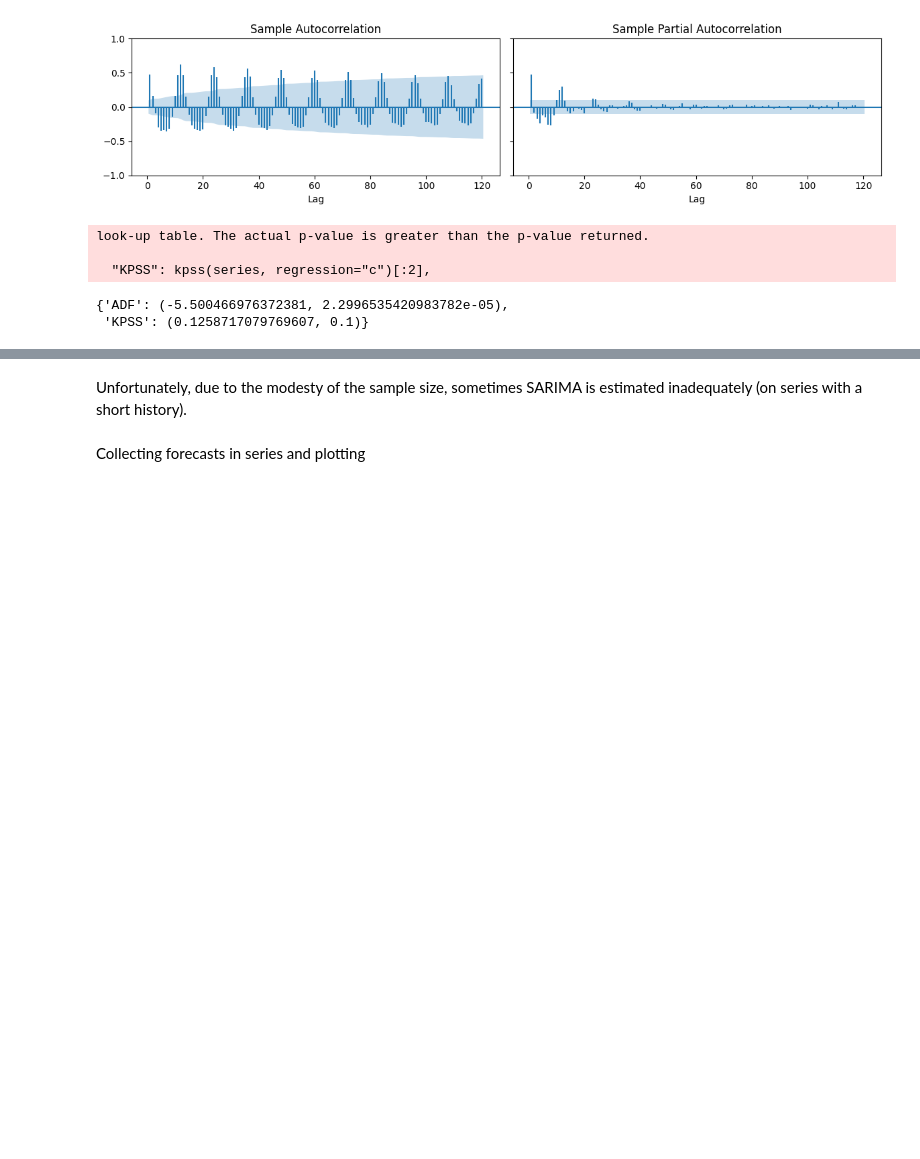
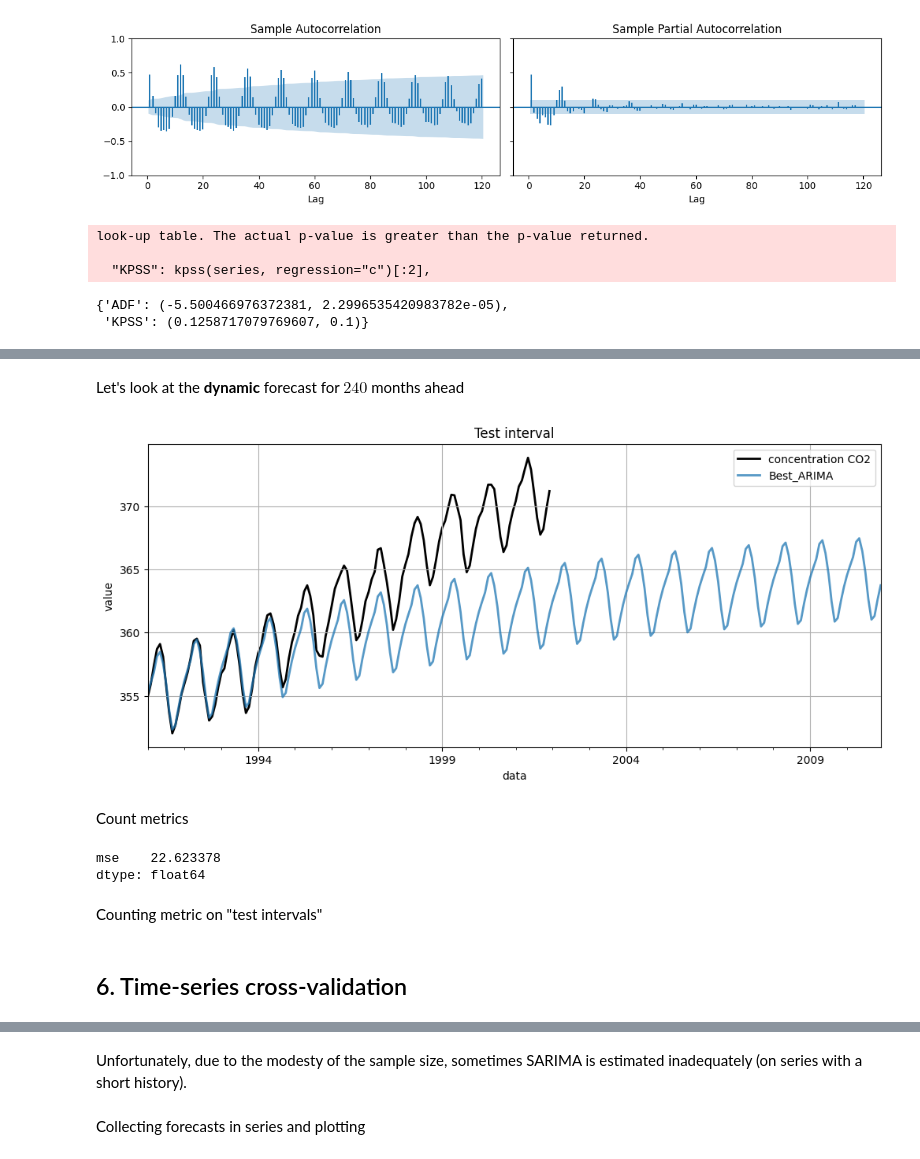
Before and after one commit to Astralex98/MOSD_2023, a Jupyter notebook: Seminar_3/Seminar_3.ipynb, the cells around one changed output, grey strips where cells are left out. Drawn from its saved outputs; the diff is of its cells as text; code cells hidden in the pictures; blank space fills up the shorter version.

```diff
--- a/Seminar_3/Seminar_3.ipynb
+++ b/Seminar_3/Seminar_3.ipynb
@@ -549,0 +634,27 @@ The data seems to correlate with each other on a monthly basis, but also their l
+# %% [markdown]
+Let's look at the **dynamic** forecast for $ 240 $ months ahead
+# %%
+# Forecast for 240 month forward
+model_forecast = model.predict(n_periods=240).to_frame()
+
+model_forecast = pd.DataFrame(transformer.inverse_transform(model_forecast),
+                            columns=model_forecast.columns,
+                            index=model_forecast.index)
+# %%
+model_forecast = model_forecast.rename(columns={0: "Best_ARIMA"})
+# %%
+# create and set plot
+fig = plt.figure(figsize=(12, 5))
+ax = fig.add_subplot(111, xlabel="Data", ylabel="value", title="Test interval")
+
+# plot dynamic
+holdout[target_column].plot(ax=ax, color="black", lw=2, alpha=1., zorder=-10)
+
+model_forecast.plot(ax=ax, color="C0", lw=2, alpha=0.75, label="dynamic forecast arima")
+
+ax.grid(which="major", axis="both")
+ax.legend() ;
+# %% [output]
+[figure, added]
+# %% [markdown]
+Count metrics
@@ -550,2 +667,11 @@ The data seems to correlate with each other on a monthly basis, but also their l
+# %%
+holdout_sarima_score_values
+# %% [output]
+mse    22.623378
+dtype: float64
+# %% [markdown]
+Counting metric on "test intervals"
+# %% [markdown]
+## 6. Time-series cross-validation
 # %%
 from statsmodels.tsa.statespace.sarimax import SARIMAX
```
Also changed, not shown: parts of 46 cells of this notebook.
